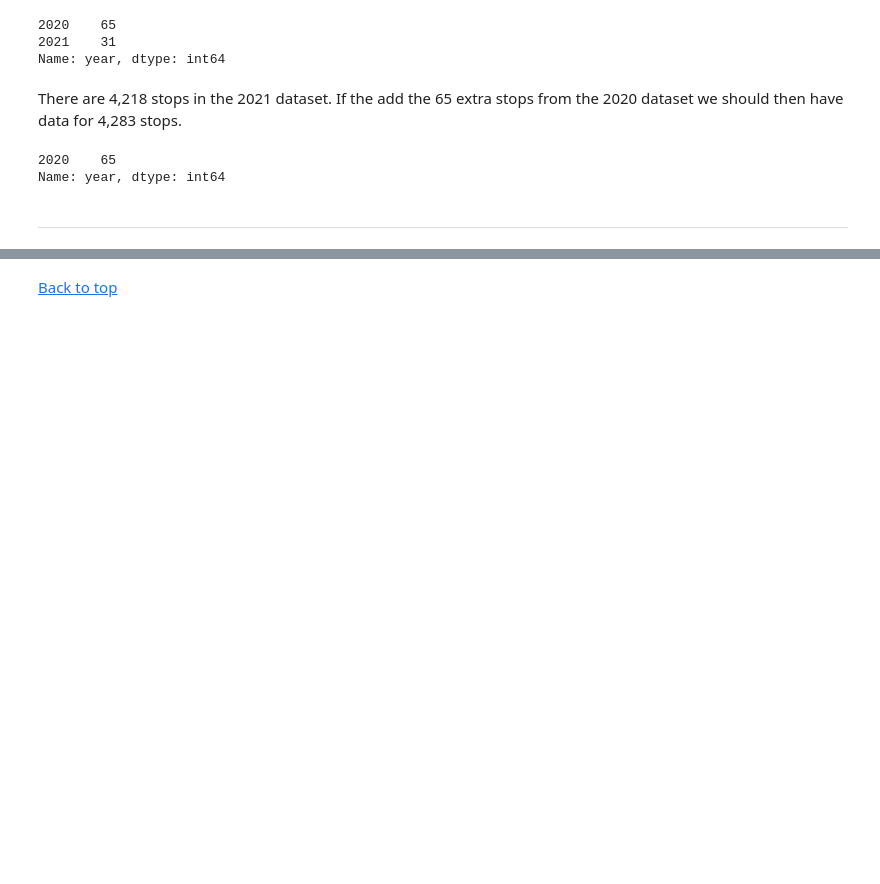
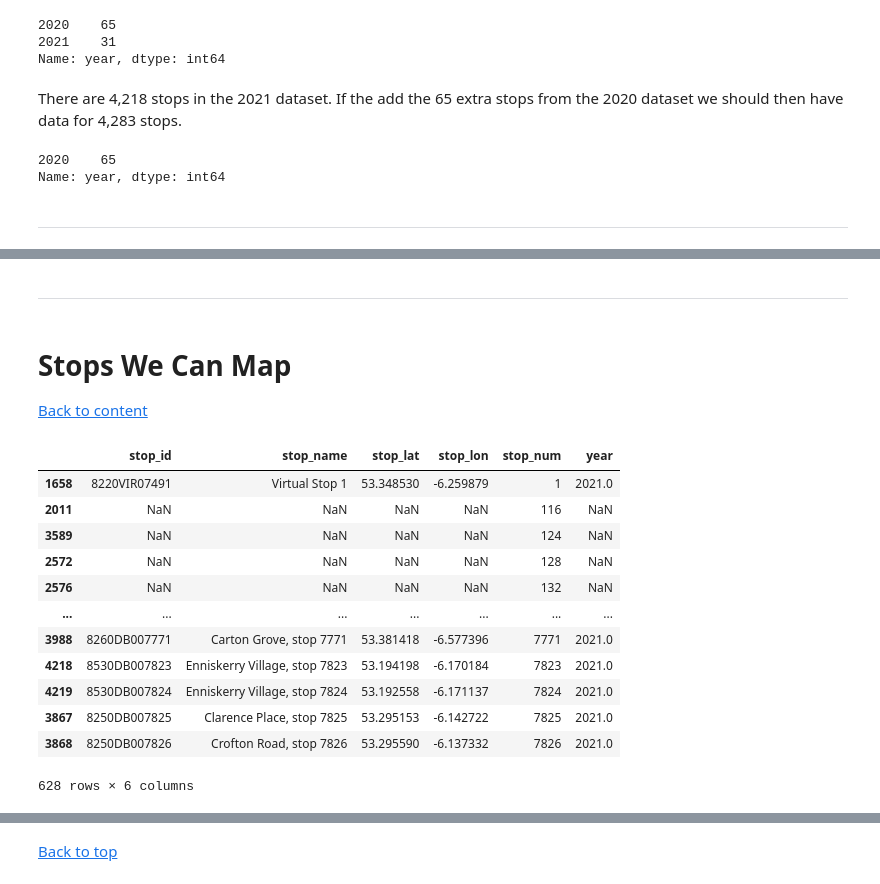
Before and after one commit to CityRoute/Data-Analytics-CityRoute, a Jupyter notebook: Dublin_Bus_GTFS/Bus-Stop-Analysis.ipynb, the cells around one changed output, grey strips where cells are left out. Saved outputs shown, nothing was run; the diff lists cells and outputs as text; code cells hidden in the pictures; blank space fills up the shorter version.

Commit message:
Stops we can map

```diff
--- a/Dublin_Bus_GTFS/Bus-Stop-Analysis.ipynb
+++ b/Dublin_Bus_GTFS/Bus-Stop-Analysis.ipynb
@@ -596,0 +596,23 @@ given_stops['stop_num'] = given_stops['stop_num'].astype('int64')
+# %% [markdown]
+***
+# %% [markdown]
+<a id="stops_can_map"></a>
+# Stops We Can Map
+[Back to content](#contents)
+# %%
+#
+pd.concat([df_2021, given_stops]).drop_duplicates(subset=['stop_num'],keep=False).sort_values(by='stop_num', ascending=True)
+# %% [output]
+|  | stop_id | stop_name | stop_lat | stop_lon | stop_num | year |
+| 1658 | 8220VIR07491 | Virtual Stop 1 | 53.348530 | -6.259879 | 1 | 2021.0 |
+| 2011 | NaN | NaN | NaN | NaN | 116 | NaN |
+| 3589 | NaN | NaN | NaN | NaN | 124 | NaN |
+| 2572 | NaN | NaN | NaN | NaN | 128 | NaN |
+| 2576 | NaN | NaN | NaN | NaN | 132 | NaN |
+| ... | ... | ... | ... | ... | ... | ... |
+| 3988 | 8260DB007771 | Carton Grove, stop 7771 | 53.381418 | -6.577396 | 7771 | 2021.0 |
+| 4218 | 8530DB007823 | Enniskerry Village, stop 7823 | 53.194198 | -6.170184 | 7823 | 2021.0 |
+| 4219 | 8530DB007824 | Enniskerry Village, stop 7824 | 53.192558 | -6.171137 | 7824 | 2021.0 |
+| 3867 | 8250DB007825 | Clarence Place, stop 7825 | 53.295153 | -6.142722 | 7825 | 2021.0 |
+| 3868 | 8250DB007826 | Crofton Road, stop 7826 | 53.295590 | -6.137332 | 7826 | 2021.0 |
+628 rows × 6 columns
```
Also changed, not shown: parts of 39 cells of this notebook.
